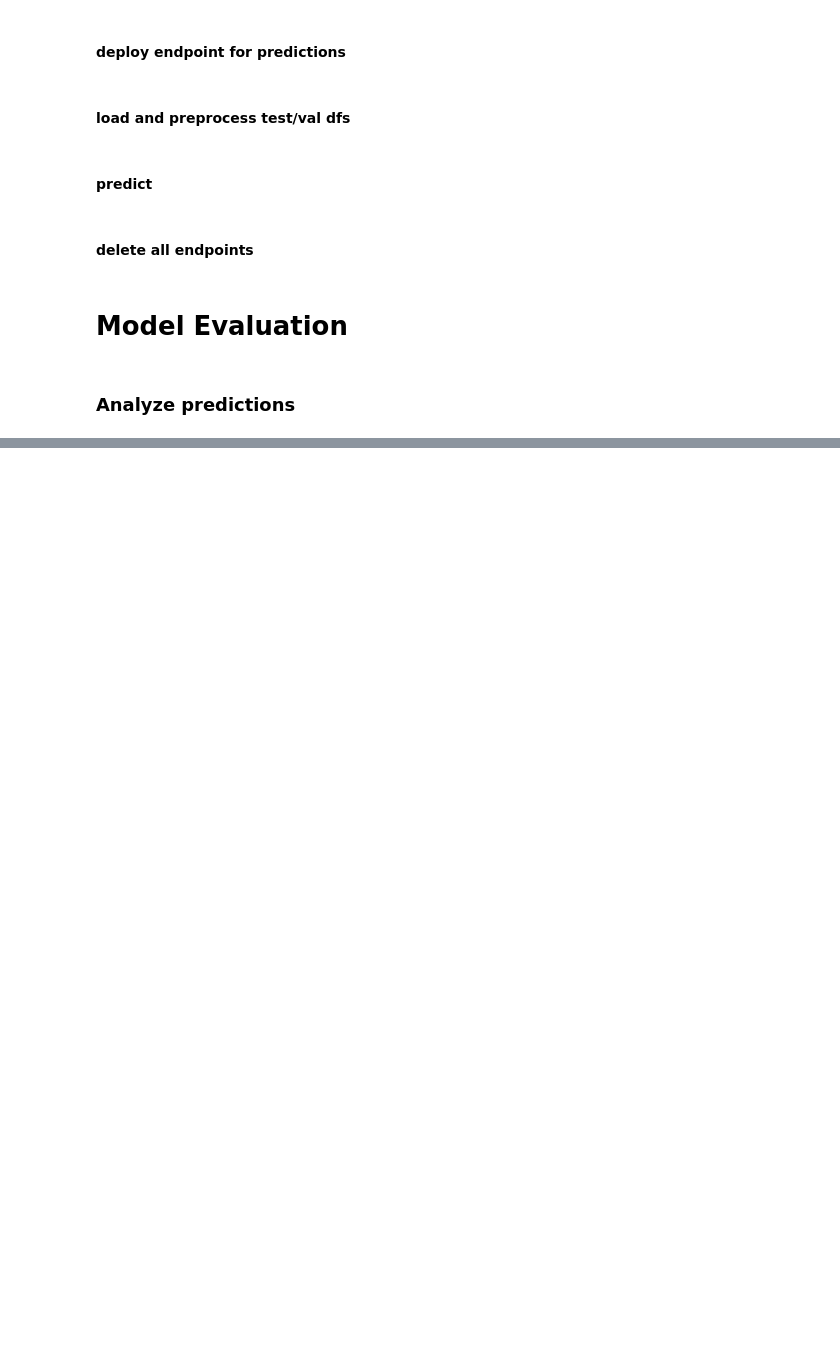
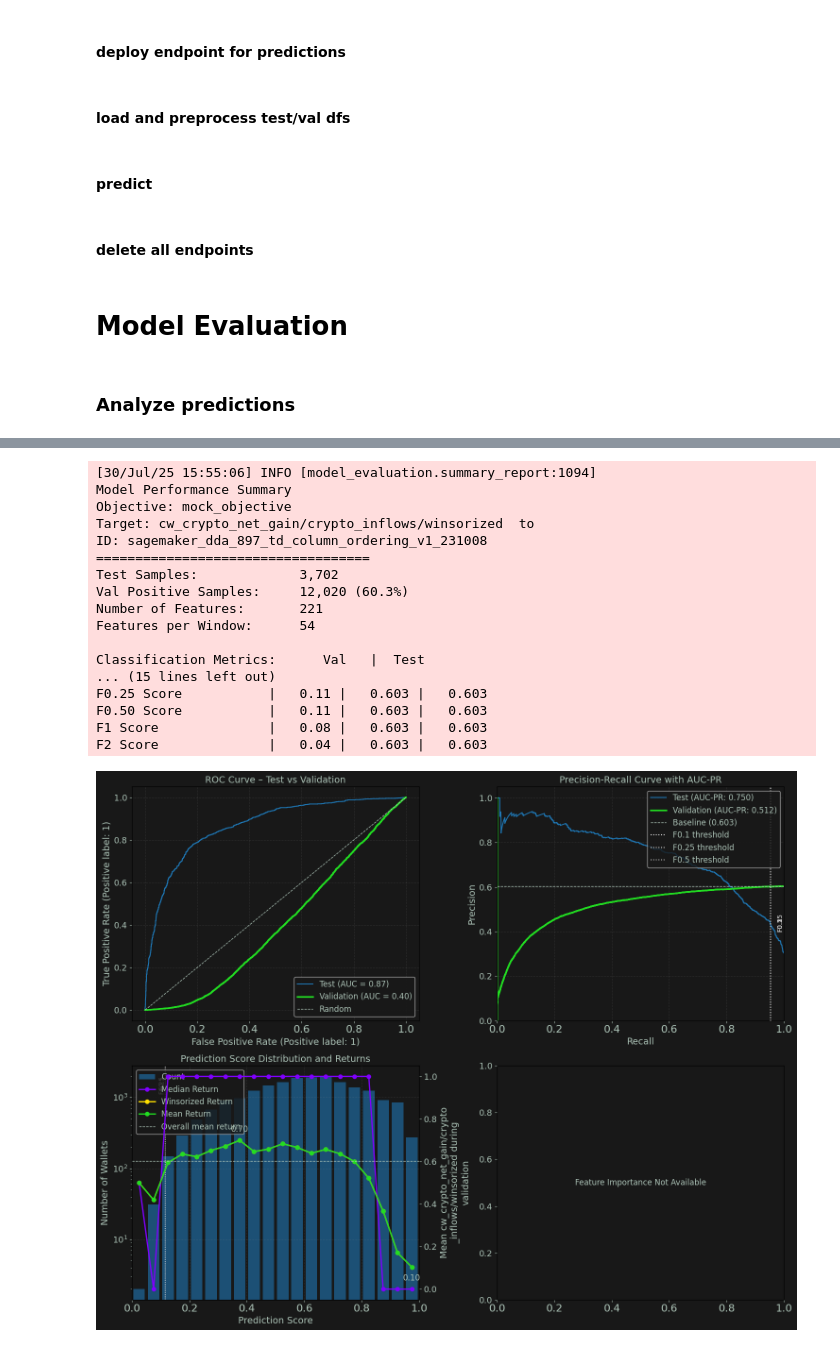
Before and after one commit to dreams-labs/sagemaker, a Jupyter notebook: notebooks/DDA-899 classification model.ipynb, the cells around one changed output, grey strips where cells are left out. Drawn from its saved outputs; the diff is of its cells as text; code cells hidden in the pictures; blank space fills up the shorter version.

```diff
--- a/notebooks/DDA-899 classification model.ipynb
+++ b/notebooks/DDA-899 classification model.ipynb
@@ -509,3 +561,25 @@ ValueError: continuous is not supported
+# %%
+evaluator.summary_report()
+evaluator.plot_wallet_evaluation()
+# %% [output]
+[30/Jul/25 15:55:06] INFO [model_evaluation.summary_report:1094]
+Model Performance Summary
+Objective: mock_objective
+Target: cw_crypto_net_gain/crypto_inflows/winsorized  to
+ID: sagemaker_dda_897_td_column_ordering_v1_231008
+===================================
+Test Samples:             3,702
+Val Positive Samples:     12,020 (60.3%)
+Number of Features:       221
+Features per Window:      54
+
+Classification Metrics:      Val   |  Test
+... (15 lines left out)
+F0.25 Score           |   0.11 |   0.603 |   0.603
+F0.50 Score           |   0.11 |   0.603 |   0.603
+F1 Score              |   0.08 |   0.603 |   0.603
+F2 Score              |   0.04 |   0.603 |   0.603
+[figure, added]
 # %%
 def load_sagemaker_predictions(
     data_type: str,
```
Also changed, not shown: parts of 9 cells of this notebook, 4 other files.
